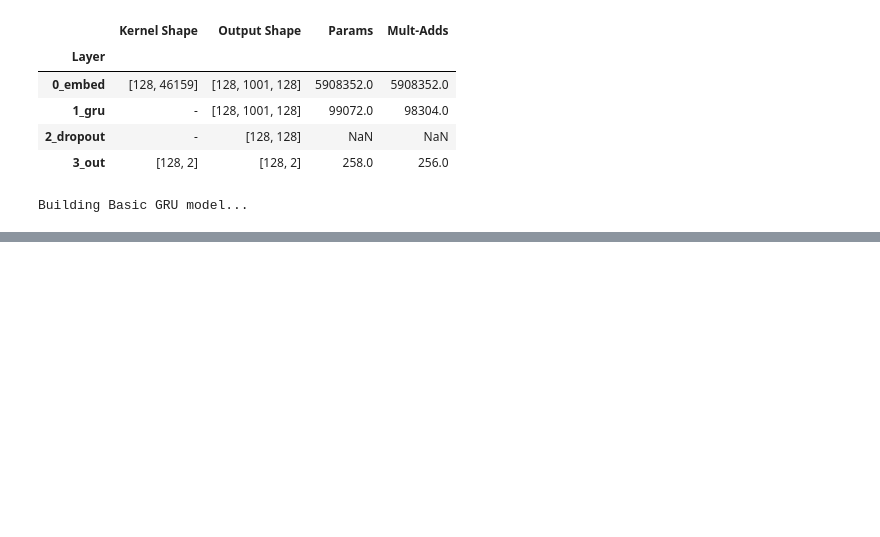
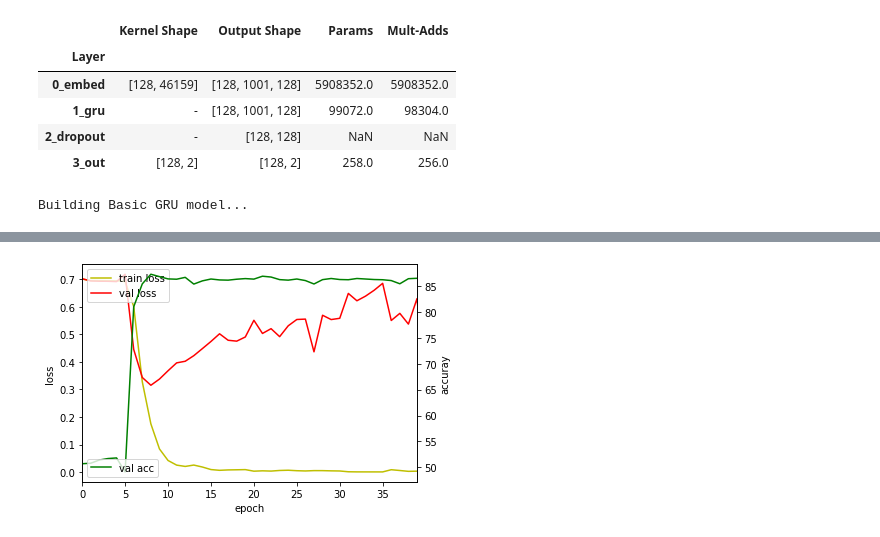
Before and after one commit to yunkio/SPSlab_newbiesemniar, a Jupyter notebook: newbie_pytorch/Chapter 7. RNN.ipynb, the cells around one changed output, grey strips where cells are left out. Cells and saved outputs as stored; diff of their text form; code cells hidden in the pictures; blank space fills up the shorter version.

```diff
--- a/newbie_pytorch/Chapter 7. RNN.ipynb
+++ b/newbie_pytorch/Chapter 7. RNN.ipynb
@@ -200,19 +216,21 @@ print('Test loss: %5.2f | Test accuracy: %5.2f' % (val_loss, val_acc))
 # %%
 fig, loss_ax = plt.subplots()
 
 acc_ax = loss_ax.twinx()
 
 loss_ax.plot(train_history, 'y', label='train loss')
 loss_ax.plot(val_history, 'r', label='val loss')
 
 acc_ax.plot(val_acc_history, 'g', label='val acc')
 
 loss_ax.set_xlabel('epoch')
 loss_ax.set_ylabel('loss')
 acc_ax.set_ylabel('accuray')
 
 loss_ax.legend(loc='upper left')
 acc_ax.legend(loc='lower left')
 
-loss_ax.set_xlim([0,199])
+loss_ax.set_xlim([0,39])
 plt.show()
+# %% [output]
+[figure, added]
```
Also changed, not shown: parts of 2 cells of this notebook, 2 other files.
